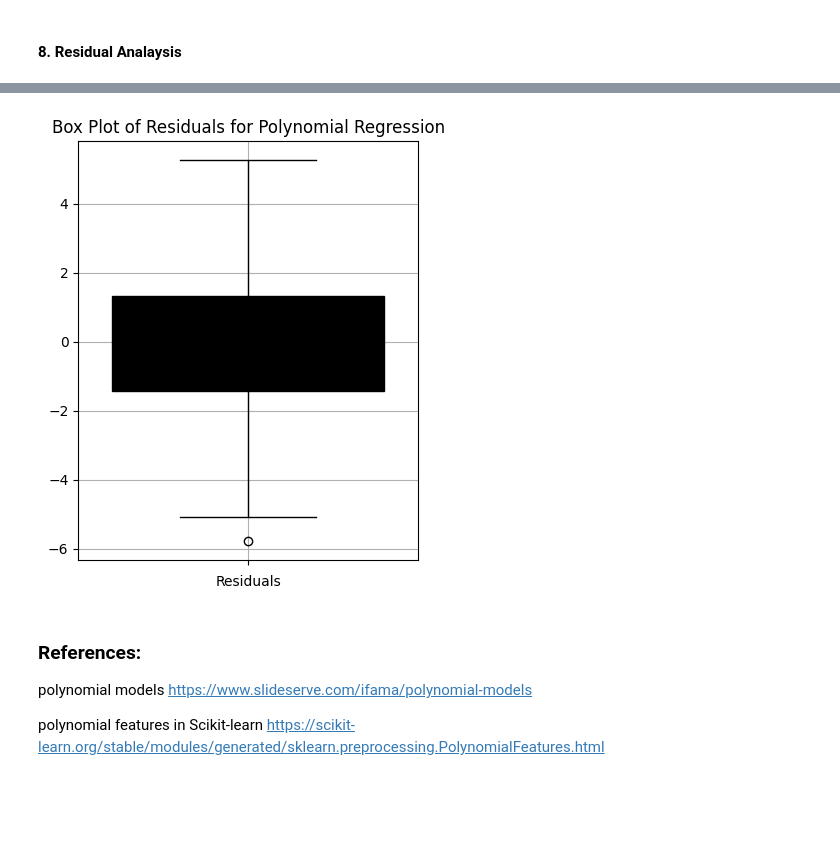
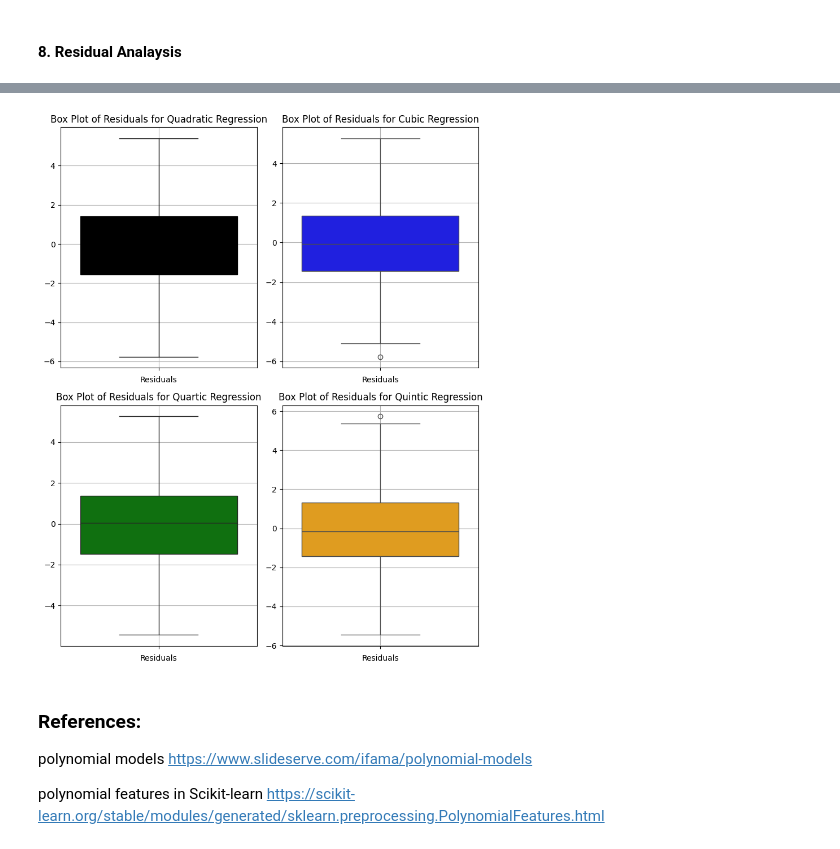
Before and after one commit to AnalyticalHarry/RegressionAnalysisUsingPython, a Jupyter notebook: Customer Advertising Dataset - Polynomial Regression.ipynb, the cells around one changed output, grey strips where cells are left out. Cells and saved outputs as stored; diff of their text form; code cells hidden in the pictures; blank space fills up the shorter version.

```diff
--- a/Customer Advertising Dataset - Polynomial Regression.ipynb
+++ b/Customer Advertising Dataset - Polynomial Regression.ipynb
@@ -94,5 +91,11 @@ pr = LinearRegression()
 # %%
-quadratic = PolynomialFeatures(degree=3)
-X_train_quad = quadratic.fit_transform(X_train)
-X_test_quad = quadratic.transform(X_test)
+pr_quad = LinearRegression()
+pr_cubic = LinearRegression()
+pr_quartic = LinearRegression()
+pr_quintic = LinearRegression()
+# %%
+quadratic = PolynomialFeatures(degree=2)
+cubic = PolynomialFeatures(degree=3)
+quartic = PolynomialFeatures(degree=4)
+quintic = PolynomialFeatures(degree=5)
 # %%
@@ -176,13 +312,28 @@ plt.show()
 # %%
-plt.figure(figsize=(4, 5))
-sns.boxplot(y=residuals_poly, color='black')
-plt.title('Box Plot of Residuals for Polynomial Regression')
-plt.xlabel('Residuals')
-plt.grid(True)
+fig, ((ax1, ax2), (ax3, ax4)) = plt.subplots(2, 2, figsize=(8, 10))
+sns.boxplot(y=residuals_quad, color='black', ax=ax1)
+ax1.set_title('Box Plot of Residuals for Quadratic Regression')
+ax1.set_xlabel('Residuals')
+ax1.grid(True)
+
+sns.boxplot(y=residuals_cubic, color='blue', ax=ax2)
+ax2.set_title('Box Plot of Residuals for Cubic Regression')
+ax2.set_xlabel('Residuals')
+ax2.grid(True)
+
+sns.boxplot(y=residuals_quartic, color='green', ax=ax3)
+ax3.set_title('Box Plot of Residuals for Quartic Regression')
+ax3.set_xlabel('Residuals')
+ax3.grid(True)
+
+sns.boxplot(y=residuals_quintic, color='orange', ax=ax4)
+ax4.set_title('Box Plot of Residuals for Quintic Regression')
+ax4.set_xlabel('Residuals')
+ax4.grid(True)
 plt.tight_layout()
 plt.show()
 # %% [output]
-[figure, old version]
+[figure, new version]
 # %% [markdown]
 ### References:
 
```
Also changed, not shown: parts of 9 cells of this notebook.
